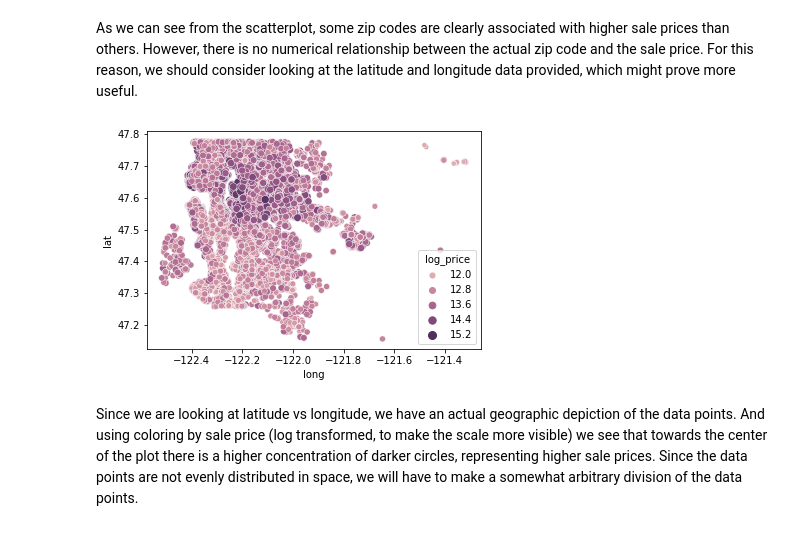
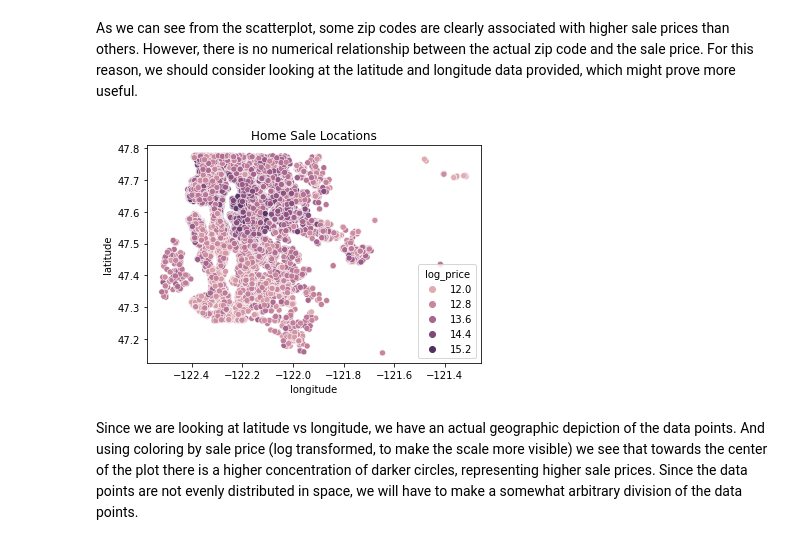
Before and after one commit to adobronyi/king_county_real_estate, a Jupyter notebook: student.ipynb, the cells around one changed output. Drawn from its saved outputs; the diff is of its cells as text; code cells hidden in the pictures.

```diff
--- a/student.ipynb
+++ b/student.ipynb
@@ -242,9 +242,12 @@ sns.scatterplot(df['zipcode'],df['price']);
 As we can see from the scatterplot, some zip codes are clearly associated with higher sale prices than others. However, there is no numerical relationship between the actual zip code and the sale price. For this reason, we should consider looking at the latitude and longitude data provided, which might prove more useful.
 # %%
 # plot latitude vs longitude - this map is a representative graphic of sale price
-sns.scatterplot(df_new['long'],df_new['lat'],hue=df_new['log_price'],size=df_new['log_price']);
+sns.scatterplot(df_new['long'],df_new['lat'],hue=df_new['log_price'])
+plt.xlabel('longitude')
+plt.ylabel('latitude')
+plt.title('Home Sale Locations');
 # %% [output]
-[figure, old version]
+[figure, new version]
 # %% [markdown]
 Since we are looking at latitude vs longitude, we have an actual geographic depiction of the data points. And using coloring by sale price (log transformed, to make the scale more visible) we see that towards the center of the plot there is a higher concentration of darker circles, representing higher sale prices. Since the data points are not evenly distributed in space, we will have to make a somewhat arbitrary division of the data points.
 # %%
```
Also changed, not shown: parts of 3 cells of this notebook.
